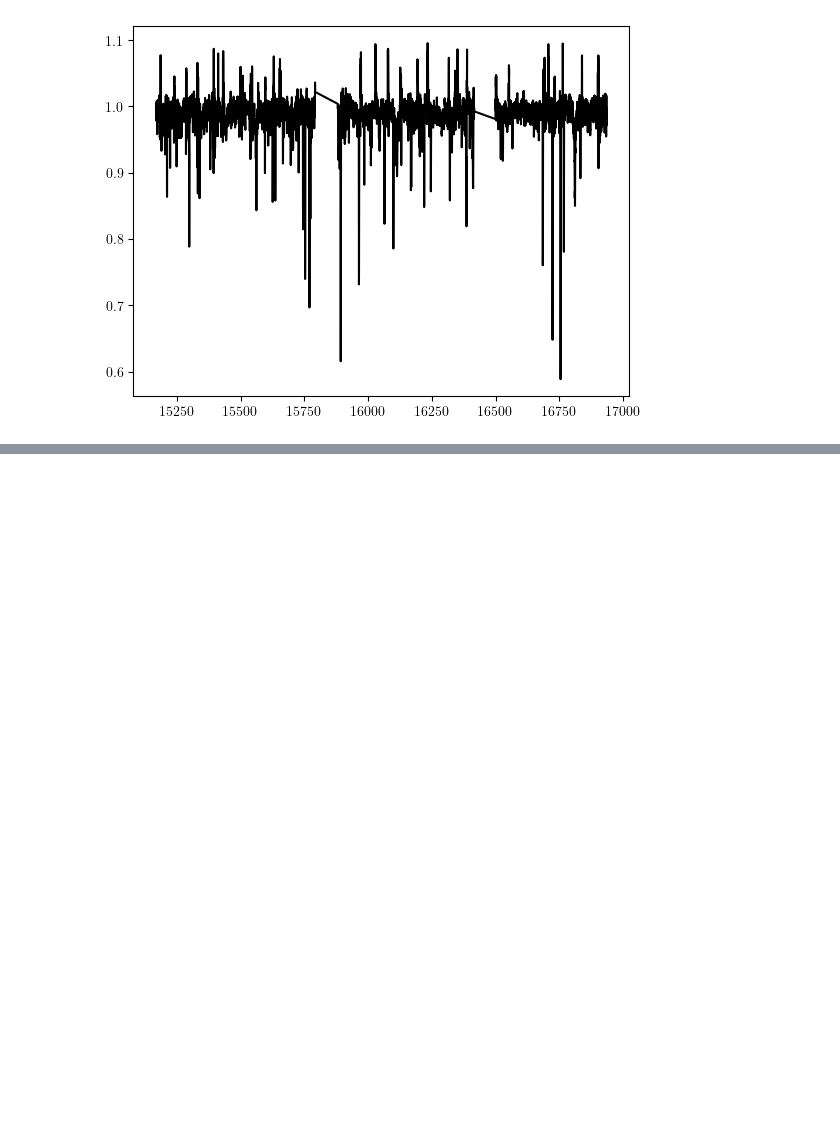
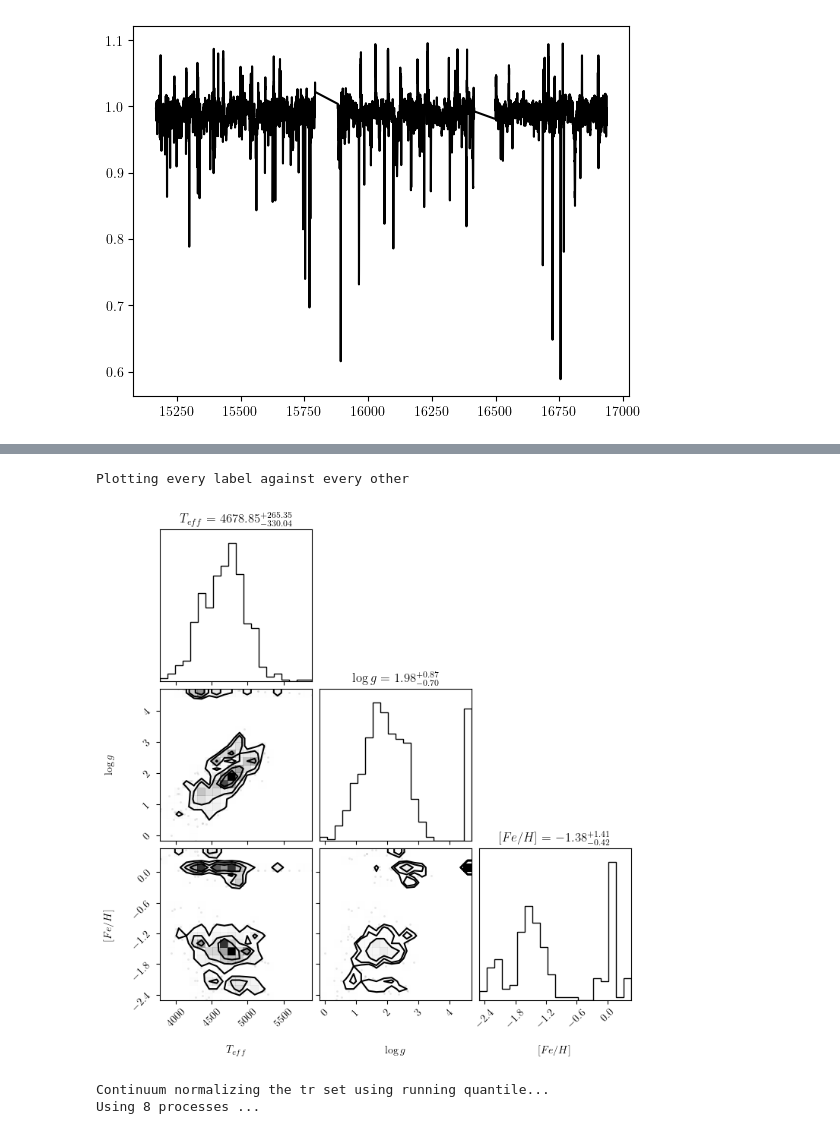
Before and after one commit to maja-jablonska/TheCannon, a Jupyter notebook: training.ipynb, the cells around one changed output, grey strips where cells are left out. Drawn from its saved outputs; the diff is of its cells as text; code cells hidden in the pictures; blank space fills up the shorter version.

```diff
--- a/training.ipynb
+++ b/training.ipynb
@@ -39,0 +57,5 @@ plt.show()
+# %%
+fig = ds.diagnostics_ref_labels()
+# %% [output]
+Plotting every label against every other
+[figure, added]
@@ -39,0 +64,5 @@ plt.show()
+# %%
+pseudo_tr_flux, pseudo_tr_ivar = ds.continuum_normalize_training_q(q=0.90, delta_lambda=50, n_proc=8)
+# %% [output]
+Continuum normalizing the tr set using running quantile...
+Using 8 processes ...
```
Also changed, not shown: parts of 16 cells of this notebook, 5 other files.
